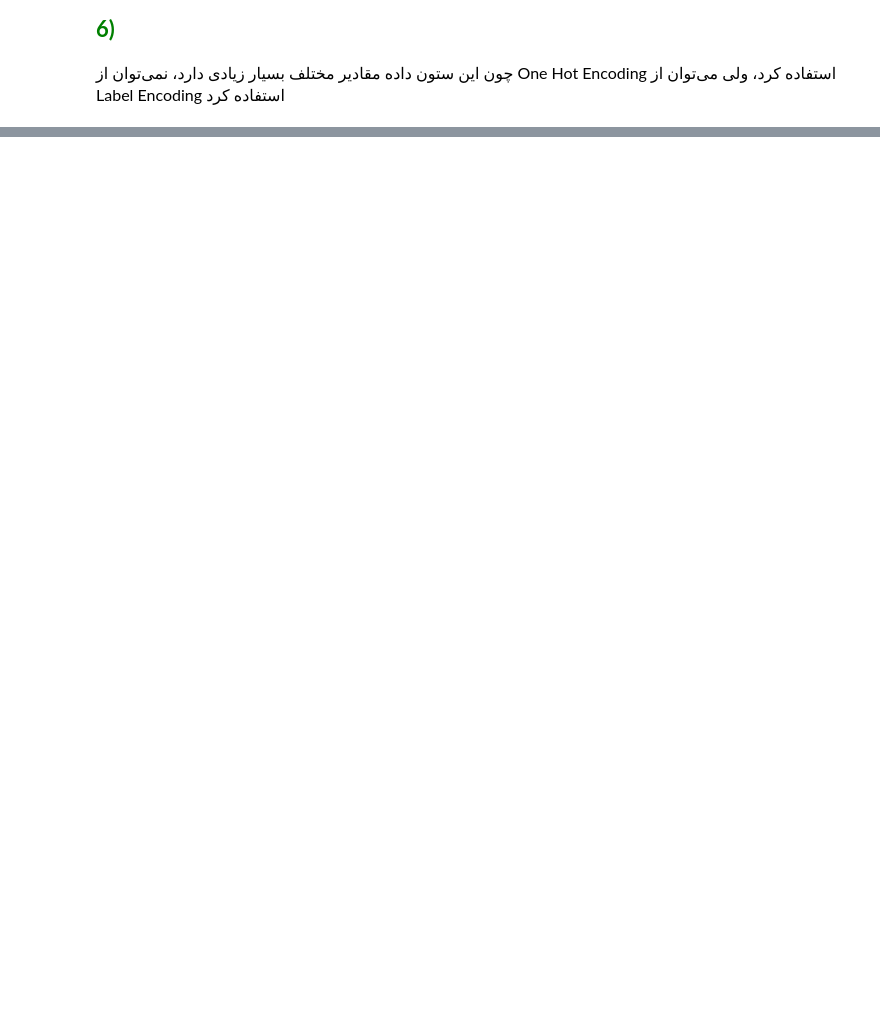
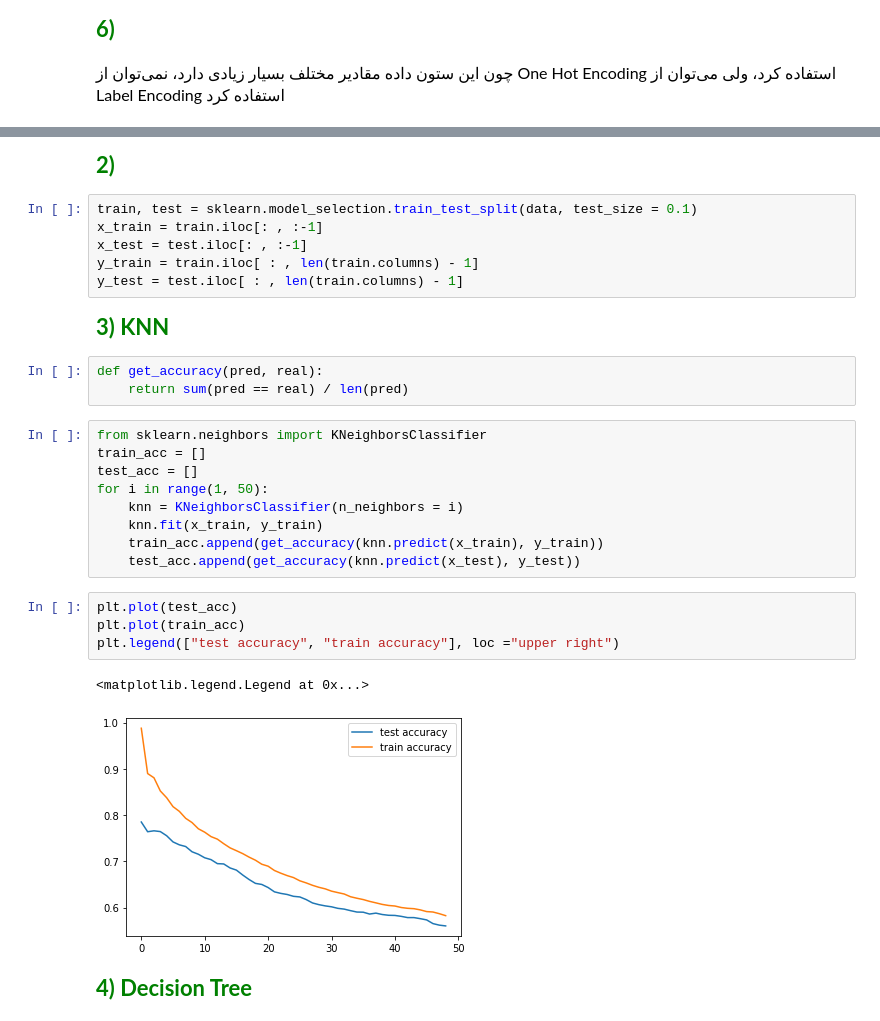
Before and after one commit to Moein-Karami/Artificial_Intelegent, a Jupyter notebook: CA4_Machine-Learning/Codes.ipynb, the cells around one changed output, grey strips where cells are left out. Drawn from its saved outputs; the diff is of its cells as text; blank space fills up the shorter version.

```diff
--- a/CA4_Machine-Learning/Untitled.ipynb
+++ b/CA4_Machine-Learning/Codes.ipynb
@@ -470,0 +577,49 @@ SyntaxError: invalid syntax (<ipython-input-80-bda5f738275d>, line 1)
+# %% [markdown]
+<html>
+    <div dir = "rtl" style="font-size: 22px; color: green">
+        <b>
+            2)
+        </b>
+    </div>
+</html>
+# %%
+train, test = sklearn.model_selection.train_test_split(data, test_size = 0.1)
+x_train = train.iloc[: , :-1]
+x_test = test.iloc[: , :-1]
+y_train = train.iloc[ : , len(train.columns) - 1]
+y_test = test.iloc[ : , len(train.columns) - 1]
+# %% [markdown]
+<html>
+    <div dir = "rtl" style="font-size: 22px; color: green">
+        <b>
+            3) KNN
+        </b>
+    </div>
+</html>
+# %%
+def get_accuracy(pred, real):
+    return sum(pred == real) / len(pred)
+# %%
+from sklearn.neighbors import KNeighborsClassifier
+train_acc = []
+test_acc = []
+for i in range(1, 50):
+    knn = KNeighborsClassifier(n_neighbors = i)
+    knn.fit(x_train, y_train)
+    train_acc.append(get_accuracy(knn.predict(x_train), y_train))
+    test_acc.append(get_accuracy(knn.predict(x_test), y_test))
+# %%
+plt.plot(test_acc)
+plt.plot(train_acc)
+plt.legend(["test accuracy", "train accuracy"], loc ="upper right")
+# %% [output]
+<matplotlib.legend.Legend at 0x...>
+[figure, added]
+# %% [markdown]
+<html>
+    <div dir = "rtl" style="font-size: 22px; color: green">
+        <b>
+            4) Decision Tree
+        </b>
+    </div>
+</html>
```
Also changed, not shown: parts of 17 cells of this notebook.
